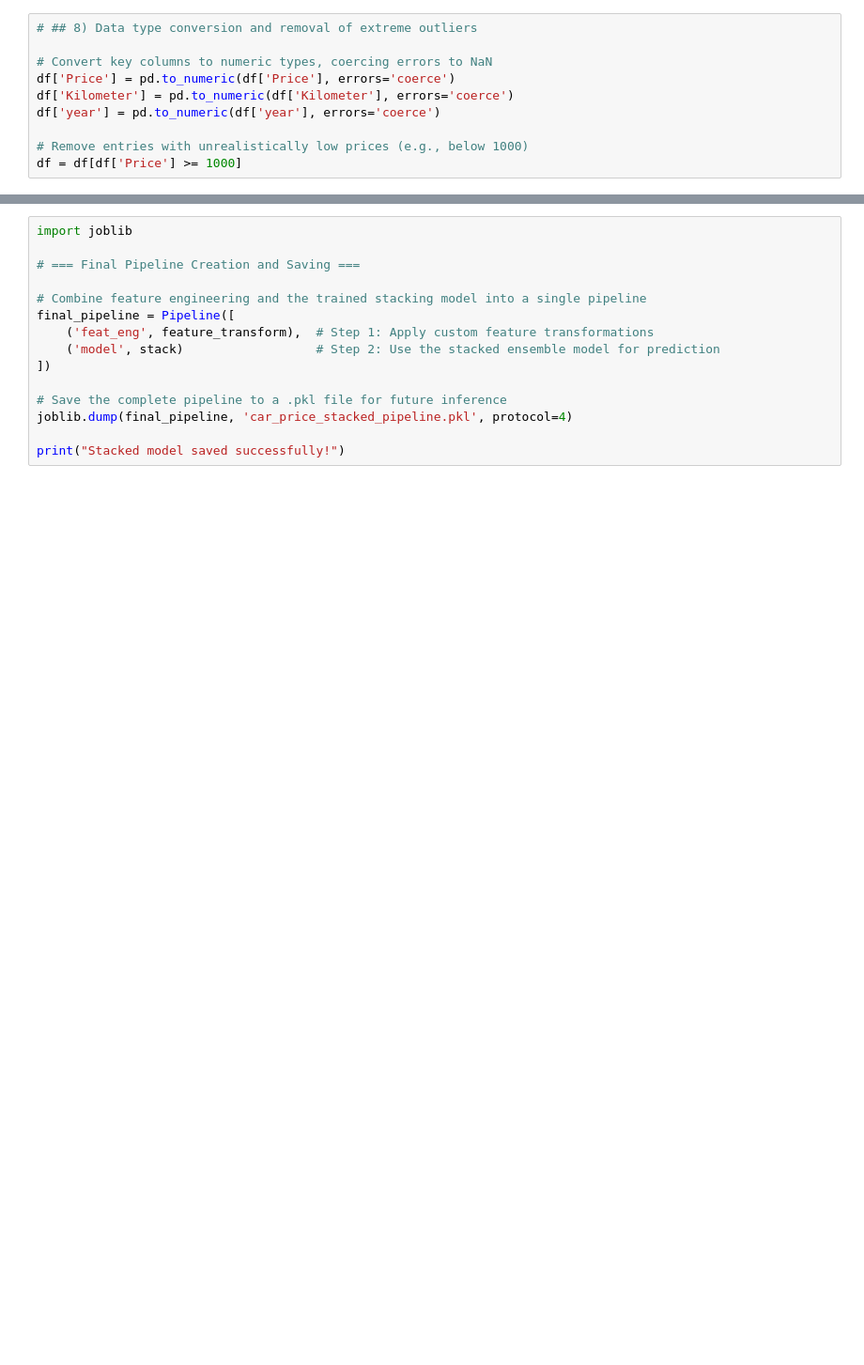
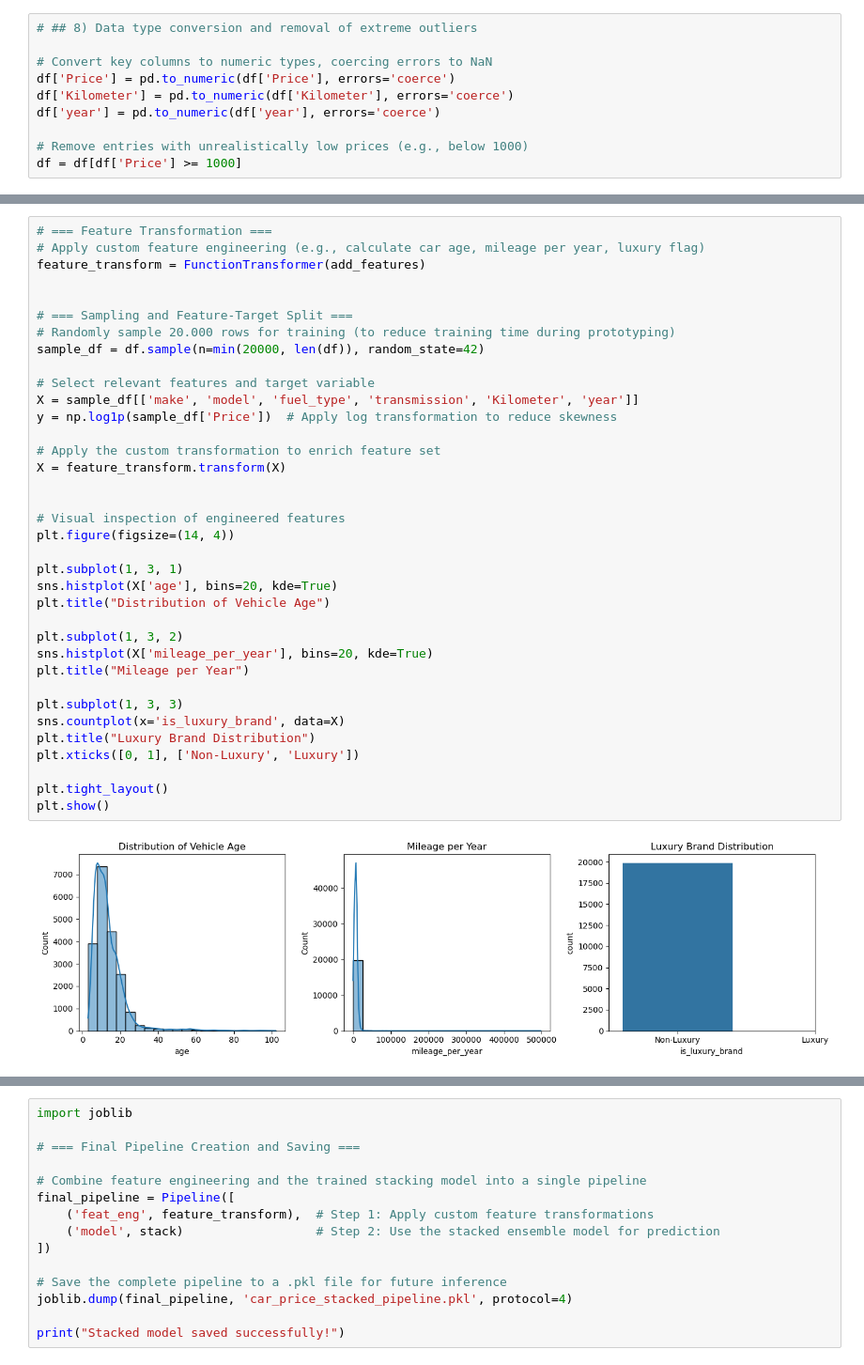
Before and after one commit to bragayuri/strategic-thinking-ca-1, a Jupyter notebook: prediction-tool-final.ipynb, the cells around one changed output, grey strips where cells are left out. Shown: that part at 94% size. Saved outputs shown, nothing was run; the diff lists cells and outputs as text; blank space fills up the shorter version.

```diff
--- a/prediction-tool-final.ipynb
+++ b/prediction-tool-final.ipynb
@@ -285 +269,39 @@ plt.show()
+# %%
+# === Feature Transformation ===
+# Apply custom feature engineering (e.g., calculate car age, mileage per year, luxury flag)
+feature_transform = FunctionTransformer(add_features)
+
+
+# === Sampling and Feature-Target Split ===
+# Randomly sample 20.000 rows for training (to reduce training time during prototyping)
+sample_df = df.sample(n=min(20000, len(df)), random_state=42)
+
+# Select relevant features and target variable
+X = sample_df[['make', 'model', 'fuel_type', 'transmission', 'Kilometer', 'year']]
+y = np.log1p(sample_df['Price'])  # Apply log transformation to reduce skewness
+
+# Apply the custom transformation to enrich feature set
+X = feature_transform.transform(X)
+
+
+# Visual inspection of engineered features
+plt.figure(figsize=(14, 4))
+
+plt.subplot(1, 3, 1)
+sns.histplot(X['age'], bins=20, kde=True)
+plt.title("Distribution of Vehicle Age")
+
+plt.subplot(1, 3, 2)
+sns.histplot(X['mileage_per_year'], bins=20, kde=True)
+plt.title("Mileage per Year")
+
+plt.subplot(1, 3, 3)
+sns.countplot(x='is_luxury_brand', data=X)
+plt.title("Luxury Brand Distribution")
+plt.xticks([0, 1], ['Non-Luxury', 'Luxury'])
+
+plt.tight_layout()
+plt.show()
+# %% [output]
+[figure, added]
 # %%
```
Also changed, not shown: parts of 13 cells of this notebook, 2 other files.
